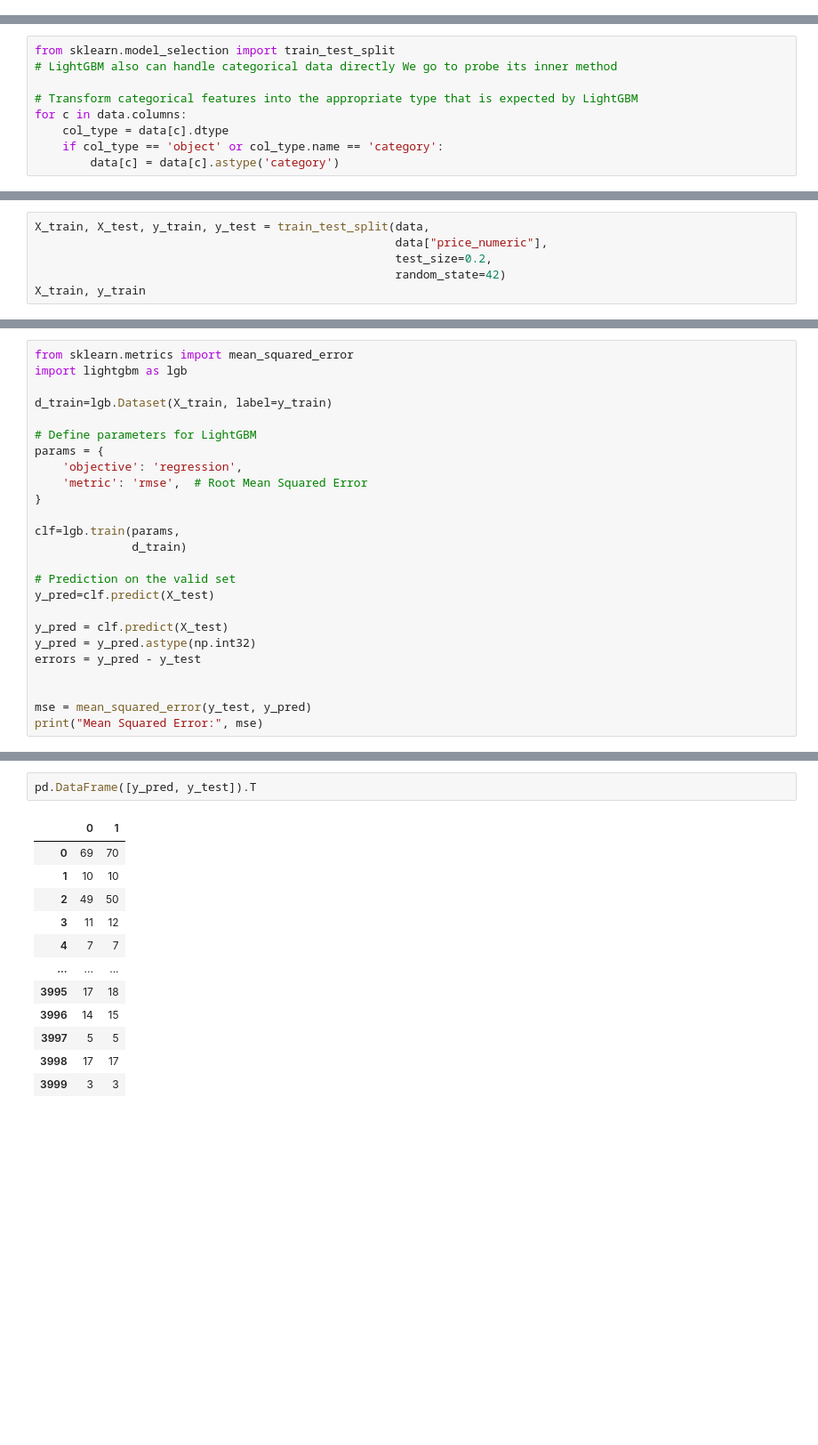
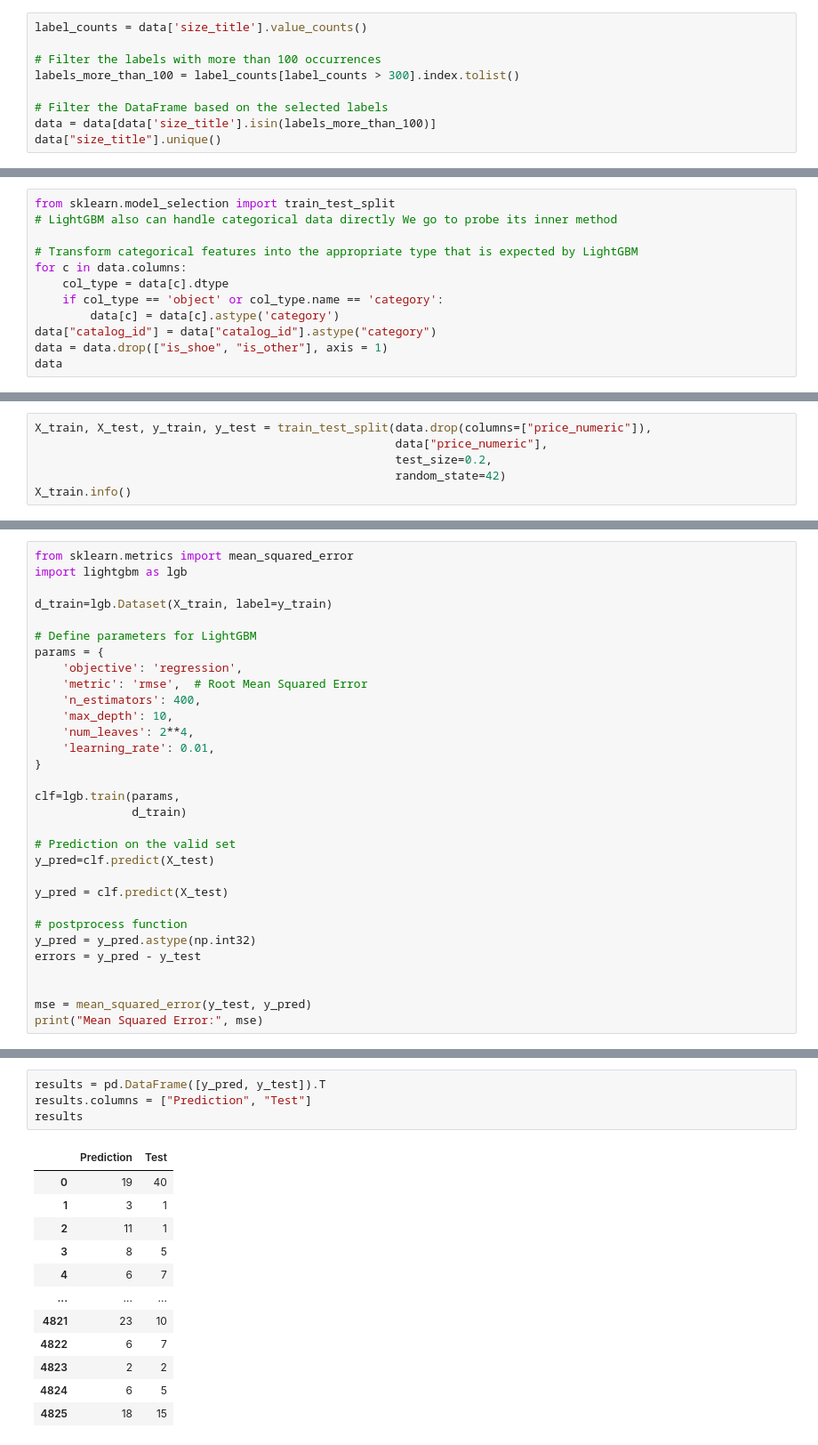
Before and after one commit to lmao420blazeit/vinted-streamlit-container, a Jupyter notebook: notebooks/price_pred.ipynb, the cells around one changed output, grey strips where cells are left out. Shown at 89% size. Saved outputs shown, nothing was run; the diff lists cells and outputs as text; blank space fills up the shorter version.

```diff
--- a/notebooks/price_pred.ipynb
+++ b/notebooks/price_pred.ipynb
@@ -72,0 +145,9 @@ dtype: int64
+# %%
+label_counts = data['size_title'].value_counts()
+
+# Filter the labels with more than 100 occurrences
+labels_more_than_100 = label_counts[label_counts > 300].index.tolist()
+
+# Filter the DataFrame based on the selected labels
+data = data[data['size_title'].isin(labels_more_than_100)]
+data["size_title"].unique()
@@ -79,3 +164,6 @@ for c in data.columns:
     col_type = data[c].dtype
     if col_type == 'object' or col_type.name == 'category':
         data[c] = data[c].astype('category')
+data["catalog_id"] = data["catalog_id"].astype("category")
+data = data.drop(["is_shoe", "is_other"], axis = 1)
+data
@@ -82,7 +201,7 @@ for c in data.columns:
 # %%
-X_train, X_test, y_train, y_test = train_test_split(data,
+X_train, X_test, y_train, y_test = train_test_split(data.drop(columns=["price_numeric"]),
                                                     data["price_numeric"],
                                                     test_size=0.2,
                                                     random_state=42)
-X_train, y_train
+X_train.info()
 # %% [output]
@@ -113,6 +227,10 @@ d_train=lgb.Dataset(X_train, label=y_train)
 params = {
     'objective': 'regression',
     'metric': 'rmse',  # Root Mean Squared Error
+    'n_estimators': 400,
+    'max_depth': 10,
+    'num_leaves': 2**4,
+    'learning_rate': 0.01,
 }
 
 clf=lgb.train(params,
@@ -122,6 +240,8 @@ clf=lgb.train(params,
 y_pred=clf.predict(X_test)
 
 y_pred = clf.predict(X_test)
+
+# postprocess function
 y_pred = y_pred.astype(np.int32)
 errors = y_pred - y_test
 
@@ -140,15 +263,17 @@ Mean Squared Error: 213.88975
 # %%
-pd.DataFrame([y_pred, y_test]).T
+results = pd.DataFrame([y_pred, y_test]).T
+results.columns = ["Prediction", "Test"]
+results
 # %% [output]
-|  | 0 | 1 |
-| 0 | 69 | 70 |
-| 1 | 10 | 10 |
-| 2 | 49 | 50 |
-| 3 | 11 | 12 |
-| 4 | 7 | 7 |
+|  | Prediction | Test |
+| 0 | 19 | 40 |
+| 1 | 3 | 1 |
+| 2 | 11 | 1 |
+| 3 | 8 | 5 |
+| 4 | 6 | 7 |
 | ... | ... | ... |
-| 3995 | 17 | 18 |
-| 3996 | 14 | 15 |
-| 3997 | 5 | 5 |
-| 3998 | 17 | 17 |
-| 3999 | 3 | 3 |
+| 4821 | 23 | 10 |
+| 4822 | 6 | 7 |
+| 4823 | 2 | 2 |
+| 4824 | 6 | 5 |
+| 4825 | 18 | 15 |
```
Also changed, not shown: parts of 16 cells of this notebook, 7 other files.
